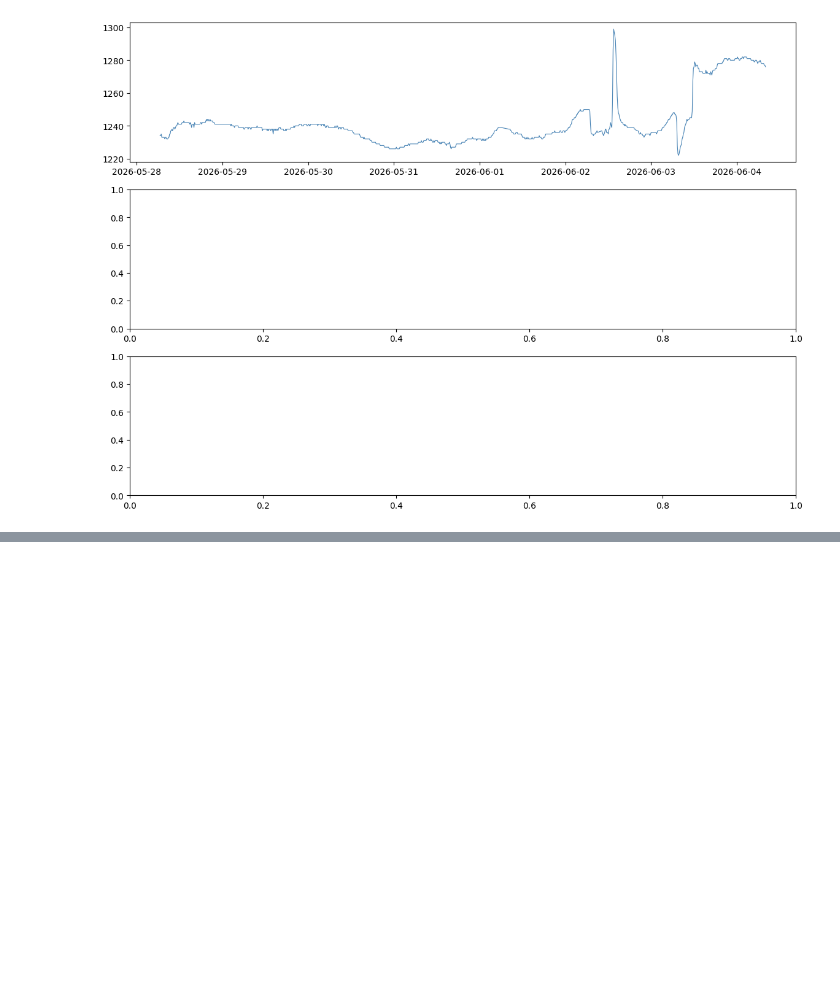
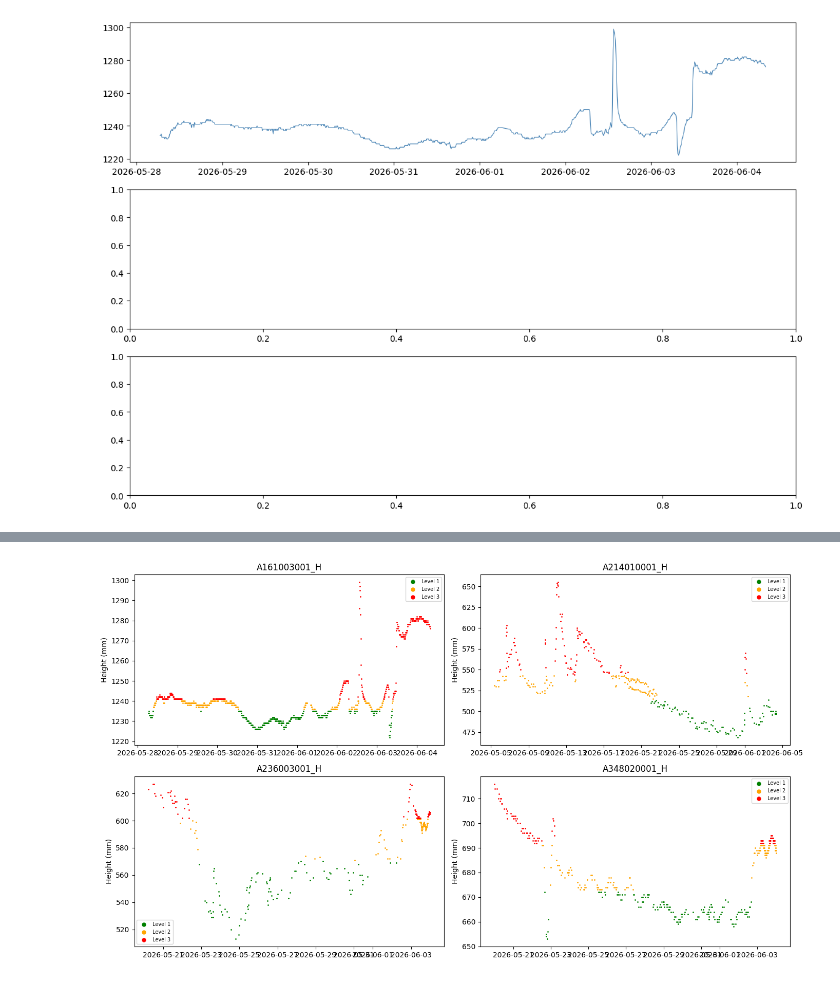
Before and after one commit to FatimatouBah/nowcast-flood-risk, a Jupyter notebook: src/fb/fb_01_eda.ipynb, the cells around one changed output, grey strips where cells are left out. Saved outputs shown, nothing was run; the diff lists cells and outputs as text; code cells hidden in the pictures; blank space fills up the shorter version.

Commit message:
FB : EDA risk levels 3 classes all stations

```diff
--- a/src/fb/fb_01_eda.ipynb
+++ b/src/fb/fb_01_eda.ipynb
@@ -236,0 +287,23 @@ AttributeError: 'Axes' object has no attribute 'set_tit'
+# %%
+def assign_risk(df, col='resultat_obs'):
+    q33 = df[col].quantile(0.33)
+    q66 = df[col].quantile(0.66)
+
+    def risk(val):
+        if val <= q33:
+            return 1
+        elif val <= q66:
+            return 2
+        else:
+            return 3
+
+    df['risk_level'] = df[col].apply(risk)
+    return df, q33, q66
+
+for key in ['A161003001_H', 'A214010001_H', 'A236003001_H', 'A348020001_H']:
+    dfs[key], q33, q66 = assign_risk(dfs[key])
+    print(f"{key}")
+    print(f"  Low  (1) ≤ {q33:.0f} mm : {(dfs[key]['risk_level']==1).sum()} obs")
+    print(f"  Med  (2) ≤ {q66:.0f} mm : {(dfs[key]['risk_level']==2).sum()} obs")
+    print(f"  High (3) > {q66:.0f} mm : {(dfs[key]['risk_level']==3).sum()} obs")
+    print()
@@ -236,0 +330,20 @@ AttributeError: 'Axes' object has no attribute 'set_tit'
+# %%
+fig, axes = plt.subplots(2, 2, figsize=(14, 8))
+stations_h = ['A161003001_H', 'A214010001_H', 'A236003001_H', 'A348020001_H']
+colors = {1: 'green', 2: 'orange', 3: 'red'}
+
+for ax, key in zip(axes.flatten(), stations_h):
+    df = dfs[key]
+    for level in [1, 2, 3]:
+        subset = df[df['risk_level'] == level]
+        ax.scatter(subset['date_obs'], subset['resultat_obs'],
+                   c=colors[level], s=1, label=f'Level {level}')
+    ax.set_title(key)
+    ax.set_ylabel('Height (mm)')
+    ax.legend(markerscale=5, fontsize=7)
+
+plt.tight_layout()
+plt.savefig('hubeau/eda_risk_levels.png', dpi=150)
+plt.show()
+# %% [output]
+[figure, added]
```
Also changed, not shown: parts of 3 cells of this notebook, 1 other file.
